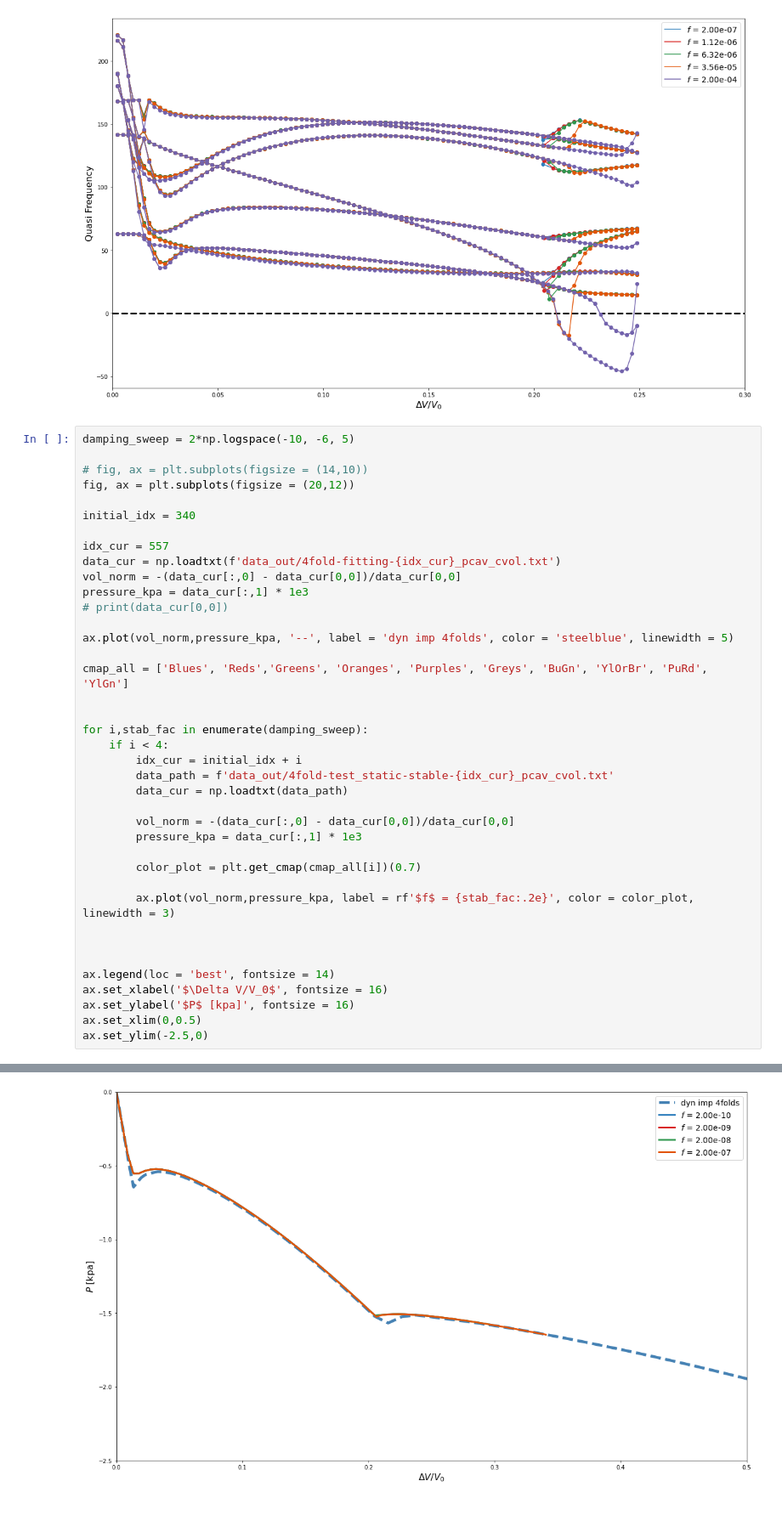
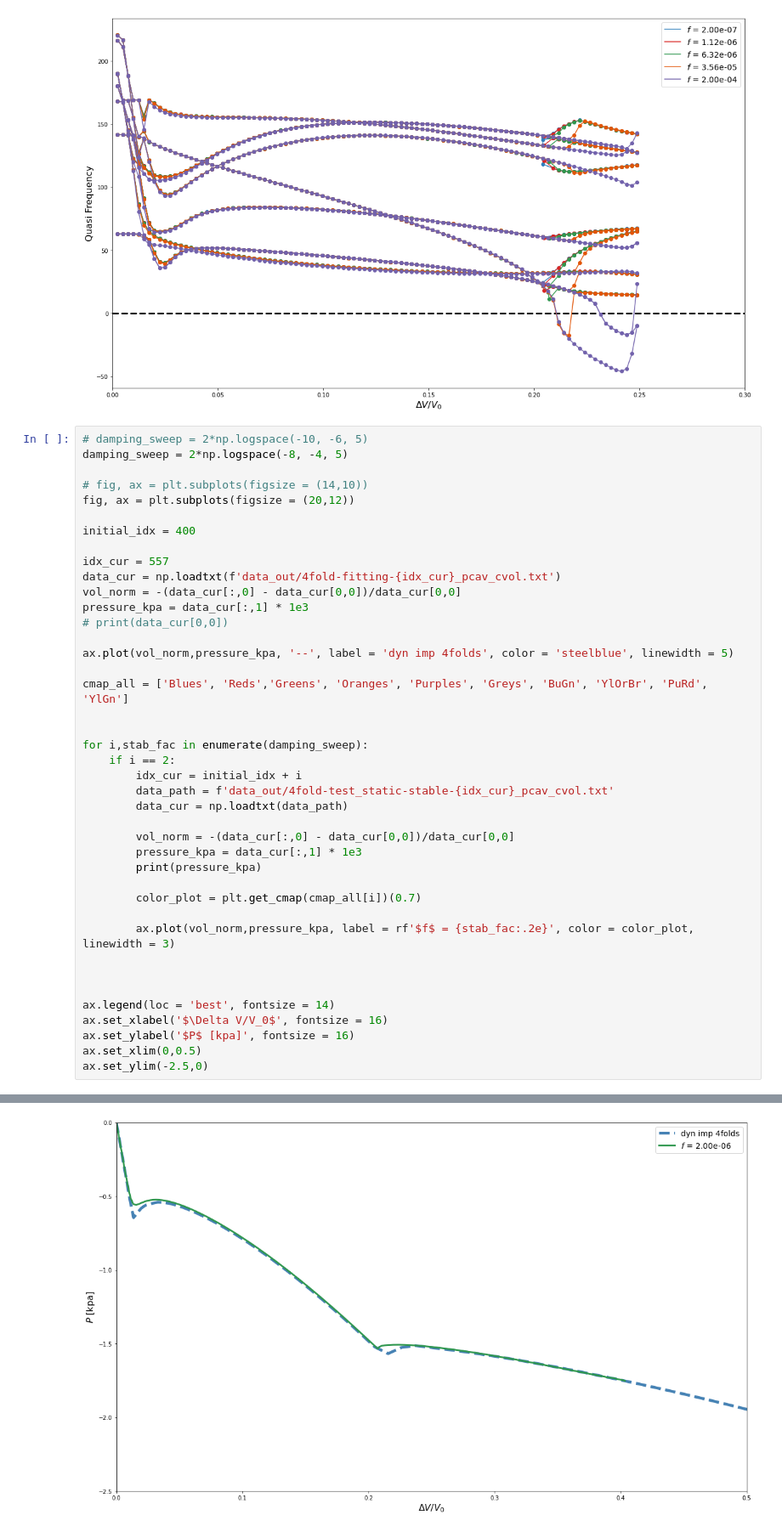
Before and after one commit to bertoldi-collab/buckling-cylinders, a Jupyter notebook: four_folds_compare.ipynb, the cells around one changed output, grey strips where cells are left out. Shown at 85% size. Cells and saved outputs as stored; diff of their text form.

Commit message:
nb changes + updated figures

```diff
--- a/four_folds_compare.ipynb
+++ b/four_folds_compare.ipynb
@@ -442,12 +445,13 @@ fig.savefig('data_processed/static_stable_4folds.jpg')
 # %% [output]
 [figure]
 # %%
-damping_sweep = 2*np.logspace(-10, -6, 5)
+# damping_sweep = 2*np.logspace(-10, -6, 5)
+damping_sweep = 2*np.logspace(-8, -4, 5)
 
 # fig, ax = plt.subplots(figsize = (14,10))
 fig, ax = plt.subplots(figsize = (20,12))
 
-initial_idx = 340
+initial_idx = 400
 
 idx_cur = 557
 data_cur = np.loadtxt(f'data_out/4fold-fitting-{idx_cur}_pcav_cvol.txt')
@@ -461,13 +465,14 @@ cmap_all = ['Blues', 'Reds','Greens', 'Oranges', 'Purples', 'Greys', 'BuGn', 'Yl
 
 
 for i,stab_fac in enumerate(damping_sweep):
-    if i < 4:
+    if i == 2:
         idx_cur = initial_idx + i
         data_path = f'data_out/4fold-test_static-stable-{idx_cur}_pcav_cvol.txt'
         data_cur = np.loadtxt(data_path)
 
         vol_norm = -(data_cur[:,0] - data_cur[0,0])/data_cur[0,0]
         pressure_kpa = data_cur[:,1] * 1e3
+        print(pressure_kpa)
 
         color_plot = plt.get_cmap(cmap_all[i])(0.7)
 
@@ -485,4 +492,4 @@ ax.set_ylim(-2.5,0)
-[figure, old version]
+[figure, new version]
 # %%
 E_try = [1.1, 1.2, 1.3, 1.4]
 t_try = [0.50, 0.52, 0.54, 0.56, 0.58, 0.6]
```
Also changed, not shown: parts of 4 cells of this notebook, 11 other files.
